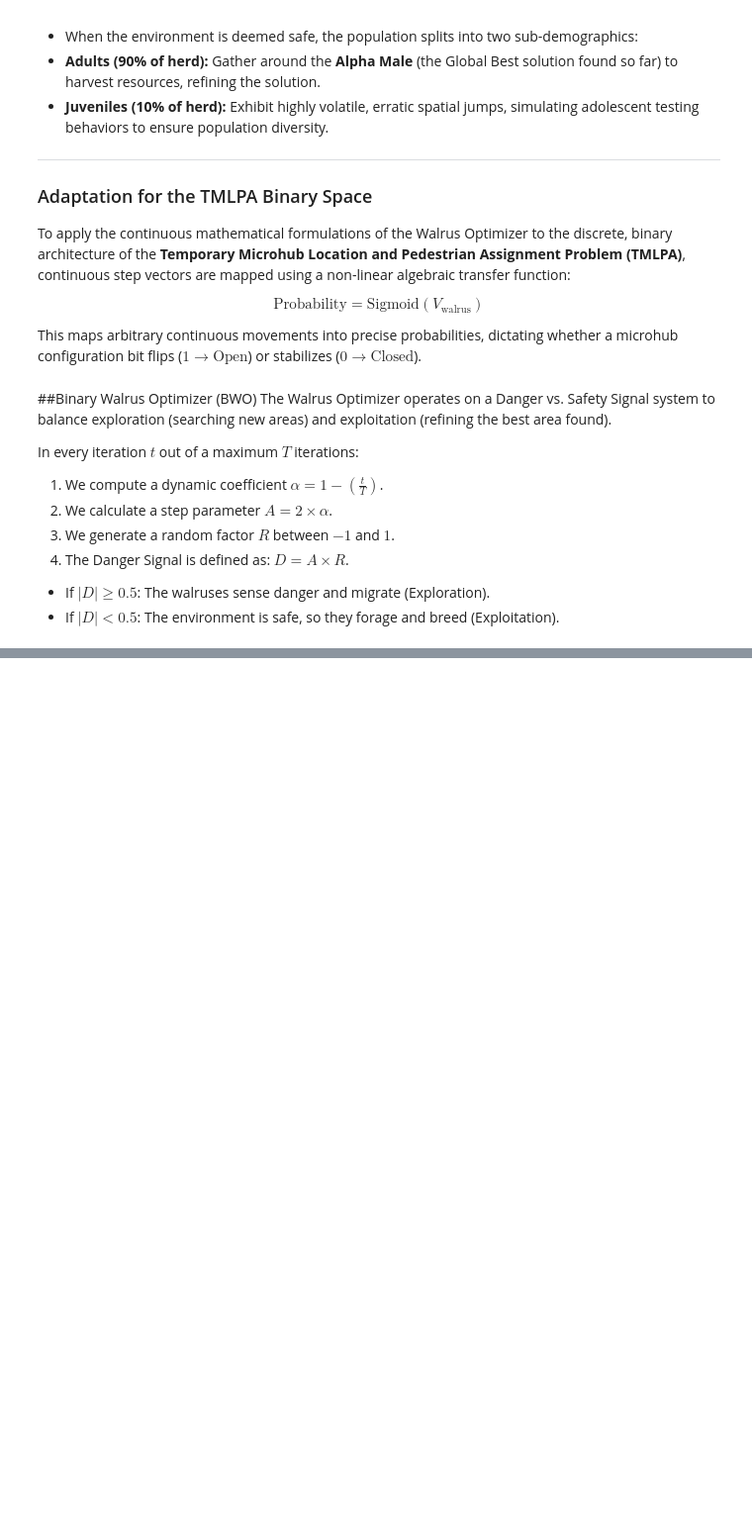
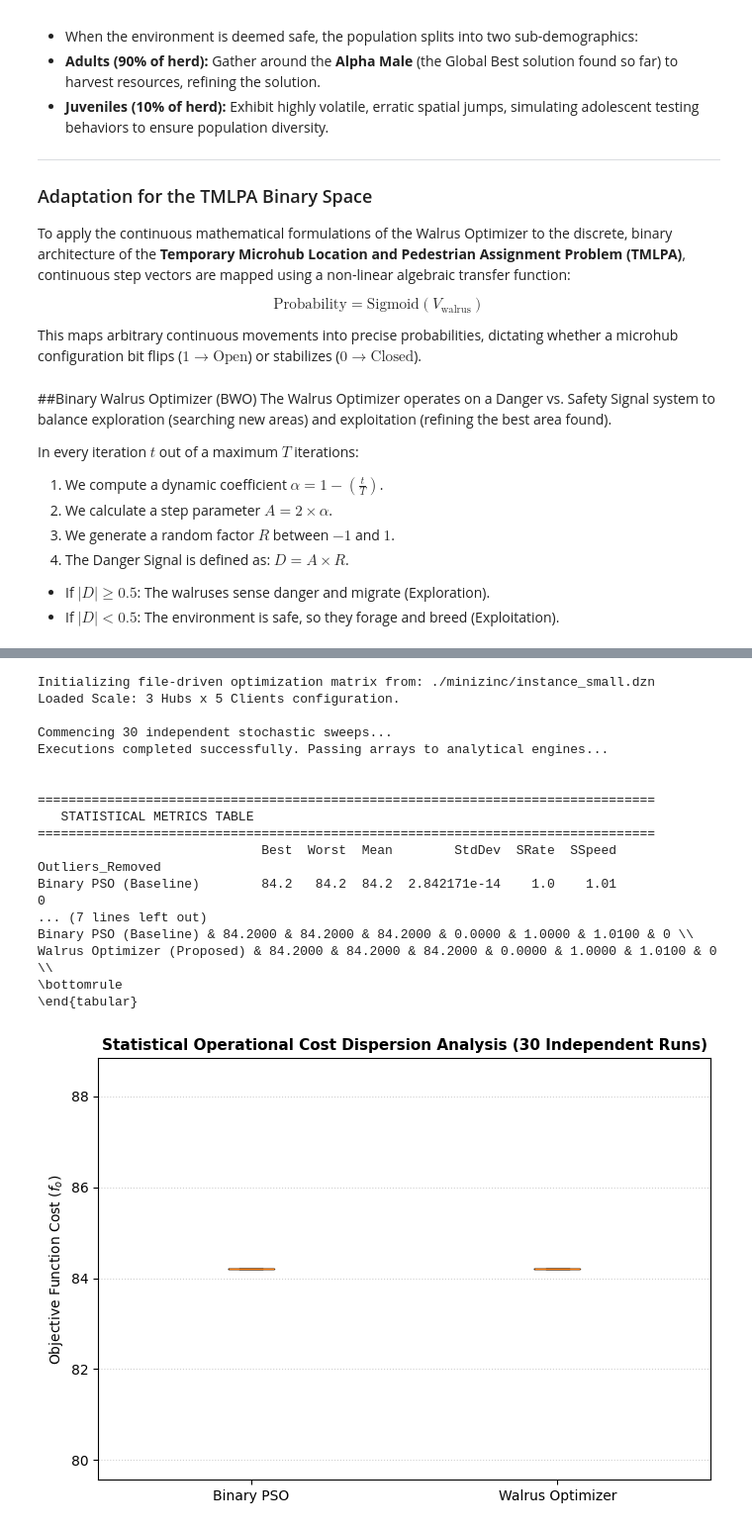
Before and after one commit to jorgequirozh/JQUIROZ-PROYECTO-IAA-MIA-2026, a Jupyter notebook: TMLPA_Optimization.ipynb, the cells around one changed output, grey strips where cells are left out. Shown at 99% size. Cells and saved outputs as stored; diff of their text form; code cells hidden in the pictures; blank space fills up the shorter version.

```diff
--- a/TMLPA_Optimization.ipynb
+++ b/TMLPA_Optimization.ipynb
@@ -1047,0 +1044,22 @@ except KeyError as e:
+# %%
+# Execute Small Scale Experiment Block
+execute_benchmark_experiment("instance_small.dzn")
+# %% [output]
+Initializing file-driven optimization matrix from: ./minizinc/instance_small.dzn
+Loaded Scale: 3 Hubs x 5 Clients configuration.
+
+Commencing 30 independent stochastic sweeps...
+Executions completed successfully. Passing arrays to analytical engines...
+
+
+================================================================================
+   STATISTICAL METRICS TABLE
+================================================================================
+                             Best  Worst  Mean        StdDev  SRate  SSpeed  Outliers_Removed
+Binary PSO (Baseline)        84.2   84.2  84.2  2.842171e-14    1.0    1.01                 0
+... (7 lines left out)
+Binary PSO (Baseline) & 84.2000 & 84.2000 & 84.2000 & 0.0000 & 1.0000 & 1.0100 & 0 \\
+Walrus Optimizer (Proposed) & 84.2000 & 84.2000 & 84.2000 & 0.0000 & 1.0000 & 1.0100 & 0 \\
+\bottomrule
+\end{tabular}
+[figure, added]
```
Also changed, not shown: parts of 5 cells of this notebook.
